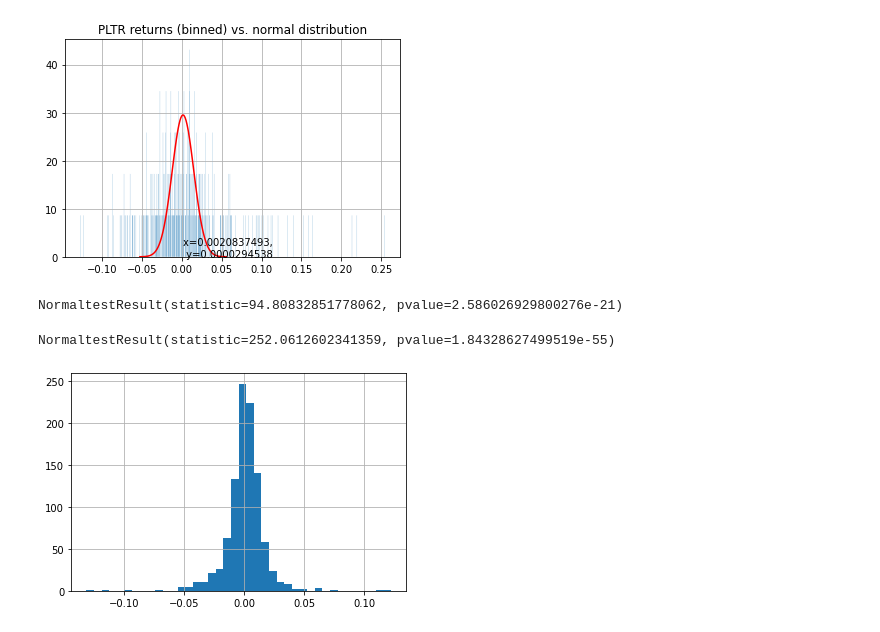
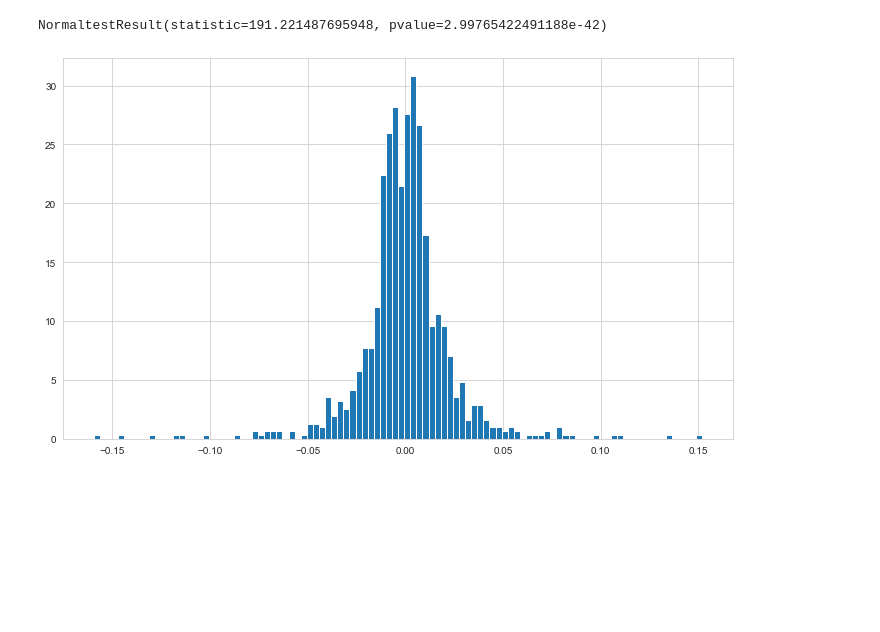
Before and after one commit to zvernx/FRM, a Jupyter notebook: VAR.ipynb, the cells around one changed output. Drawn from its saved outputs; the diff is of its cells as text; code cells hidden in the pictures; blank space fills up the shorter version.

```diff
--- a/VAR.ipynb
+++ b/VAR.ipynb
@@ -257,33 +185,18 @@ NormaltestResult(statistic=304.8081173376744, pvalue=6.482735470283858e-67)
-# %%
-fig, ax = plt.subplots()
-
-returns['PLTR'].hist(bins=1000,histtype="stepfilled",alpha=0.5, density = True)
-
-x = np.linspace(port_mean - 4*port_std, port_mean + 4*port_std , 100)
-plt.plot(x, norm.pdf(x, port_mean, port_std), "r")
-plt.title("PLTR returns (binned) vs. normal distribution")
-
-ymax = max(y)
-xmax = x[np.argmax(y)]
-text= "x={:.10f}, \n y={:.10f}".format(xmax, ymax)
-ax.annotate(text, xy=(xmax, ymax))
-
-plt.show()
-
-st.normaltest(returns['PLTR'], nan_policy='omit')
-# %% [output]
-[figure, removed]
-NormaltestResult(statistic=94.80832851778062, pvalue=2.586026929800276e-21)
 # %%
-port = returns.dot(weights)
+# plot the actual daily returns as histograms
 
+port = data.dot(weights)
 
 fig, ax = plt.subplots()
 
-port.hist(bins = 40)
+port.hist(bins=100, density=True)
+
+fig.set_size_inches(12, 7)
 
 
-st.normaltest(port, axis = 0, nan_policy='omit')
+# test if the daily returns follows a normail distribution
+
+st.normaltest(port, axis=0, nan_policy='omit')
 # %% [output]
-NormaltestResult(statistic=252.0612602341359, pvalue=1.84328627499519e-55)
+NormaltestResult(statistic=191.221487695948, pvalue=2.99765422491188e-42)
-[figure, old version]
+[figure, new version]
```
Also changed, not shown: parts of 14 cells of this notebook.
